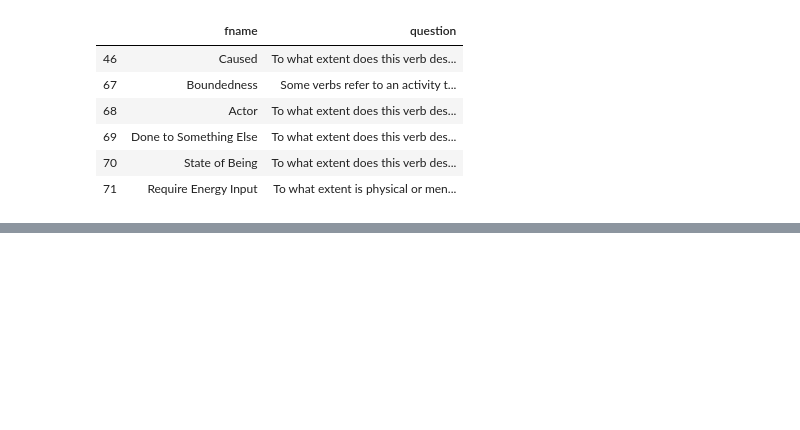
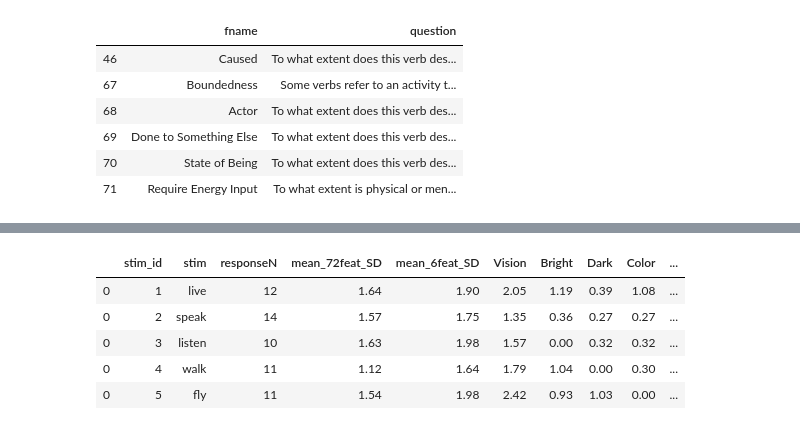
Before and after one commit to songhee-kim/VerbVec, a Jupyter notebook: AMT_analysis.ipynb, the cells around one changed output, grey strips where cells are left out. Cells and saved outputs as stored; diff of their text form; code cells hidden in the pictures; blank space fills up the shorter version.

```diff
--- a/AMT_analysis.ipynb
+++ b/AMT_analysis.ipynb
@@ -313,6 +318,15 @@ df_sd_fin = rearrange_col(df_sd_fin, 'mean_6feat_SD', 'mean_72feat_SD')
 
 #df_sd_fin
 df_sd_fin.to_csv(savepath + '/clean_320verbs_SD.csv', index=False)
+# %%
+df_sd_fin.head()
+# %% [output]
+|  | stim_id | stim | responseN | mean_72feat_SD | mean_6feat_SD | Vision | Bright | Dark | Color | ... |
+| 0 | 1 | live | 12 | 1.64 | 1.90 | 2.05 | 1.19 | 0.39 | 1.08 | ... |
+| 0 | 2 | speak | 14 | 1.57 | 1.75 | 1.35 | 0.36 | 0.27 | 0.27 | ... |
+| 0 | 3 | listen | 10 | 1.63 | 1.98 | 1.57 | 0.00 | 0.32 | 0.32 | ... |
+| 0 | 4 | walk | 11 | 1.12 | 1.64 | 1.79 | 1.04 | 0.00 | 0.30 | ... |
+| 0 | 5 | fly | 11 | 1.54 | 1.98 | 2.42 | 0.93 | 1.03 | 0.00 | ... |
 # %%
 #########PART3: integrate SD dataframe with verblist
 #sdpath = '/Users/songkim/GoogleDrive/Primary/Projects/VerbVector/AMT/html/experiments/ratings2/results/SD_by_word_and_feature.csv'
```
Also changed, not shown: parts of 4 cells of this notebook.
